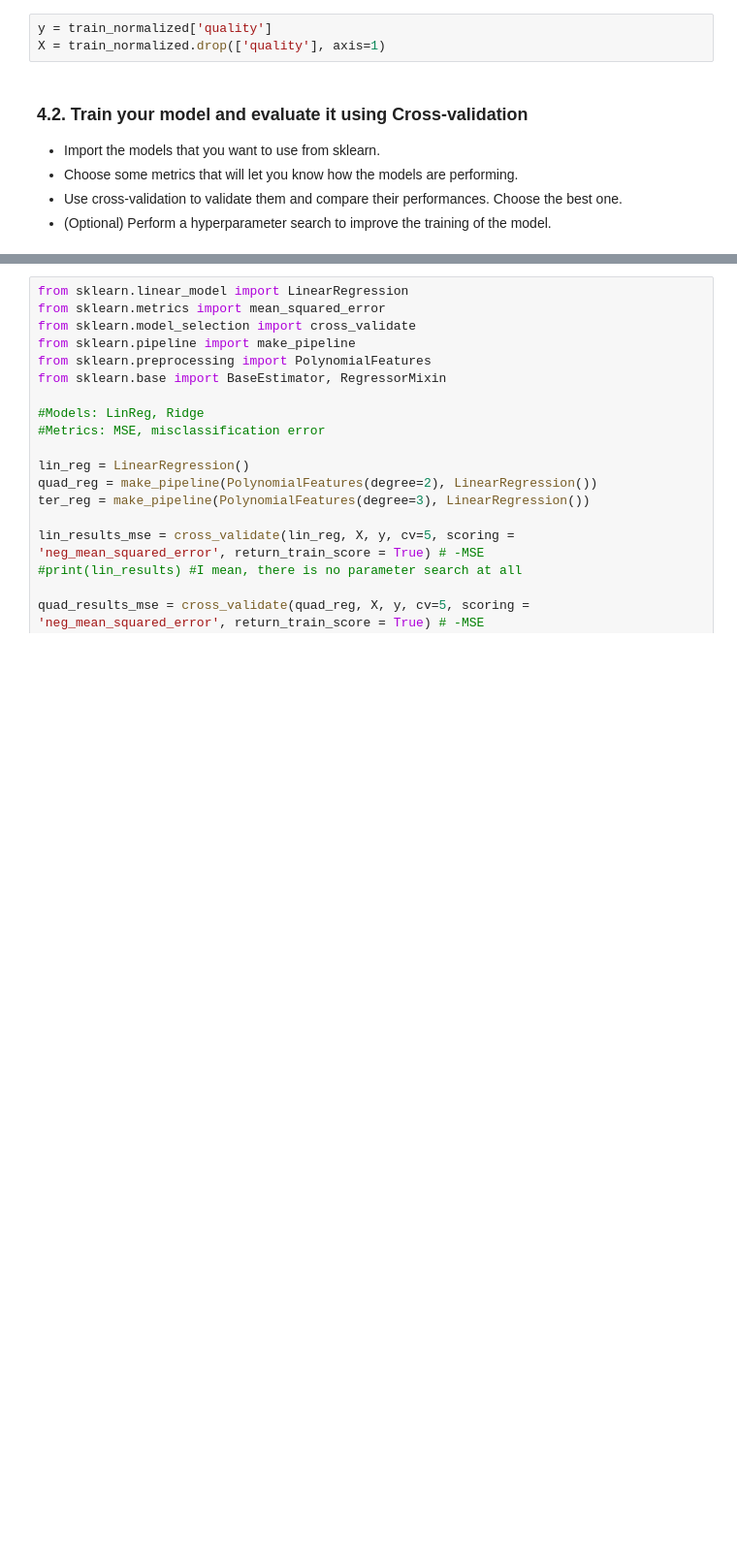
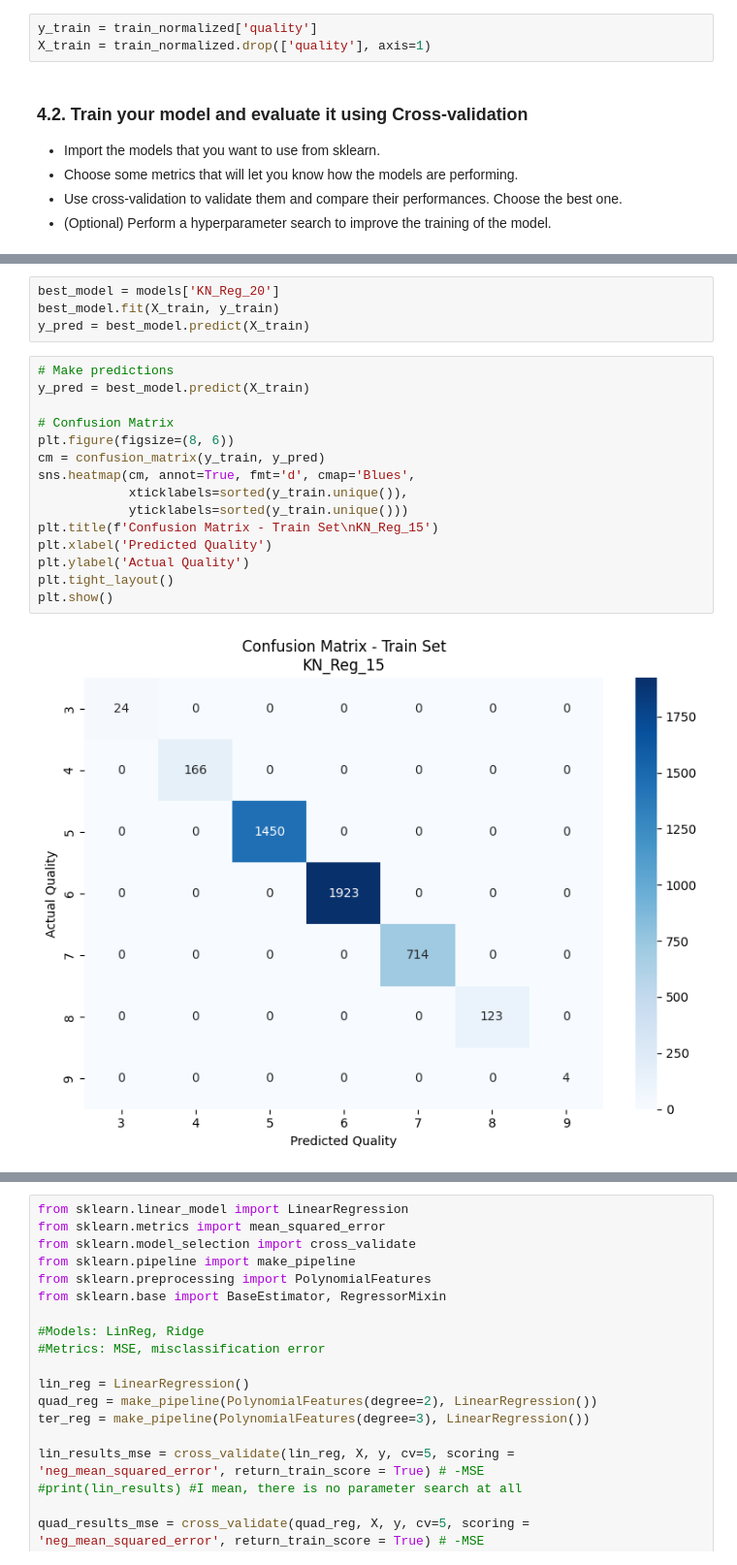
Before and after one commit to alapena/wine-tasters-AAF, a Jupyter notebook: 2_regression.ipynb, the cells around one changed output, grey strips where cells are left out. Shown at 97% size. Saved outputs shown, nothing was run; the diff lists cells and outputs as text; blank space fills up the shorter version.

```diff
--- a/2_regression.ipynb
+++ b/2_regression.ipynb
@@ -250,8 +250,8 @@ We don't think there's any need to create any new feature.
 
 - Define X (features) and y (target)
 # %%
-y = train_normalized['quality']
-X = train_normalized.drop(['quality'], axis=1)
+y_train = train_normalized['quality']
+X_train = train_normalized.drop(['quality'], axis=1)
 # %% [markdown]
 ### 4.2. Train your model and evaluate it using Cross-validation
 
@@ -261,0 +328,21 @@ X = train_normalized.drop(['quality'], axis=1)
+# %%
+best_model = models['KN_Reg_20']
+best_model.fit(X_train, y_train)
+y_pred = best_model.predict(X_train)
+# %%
+# Make predictions
+y_pred = best_model.predict(X_train)
+
+# Confusion Matrix
+plt.figure(figsize=(8, 6))
+cm = confusion_matrix(y_train, y_pred)
+sns.heatmap(cm, annot=True, fmt='d', cmap='Blues',
+            xticklabels=sorted(y_train.unique()),
+            yticklabels=sorted(y_train.unique()))
+plt.title(f'Confusion Matrix - Train Set\nKN_Reg_15')
+plt.xlabel('Predicted Quality')
+plt.ylabel('Actual Quality')
+plt.tight_layout()
+plt.show()
+# %% [output]
+[figure, added]
```
Also changed, not shown: parts of 7 cells of this notebook.
